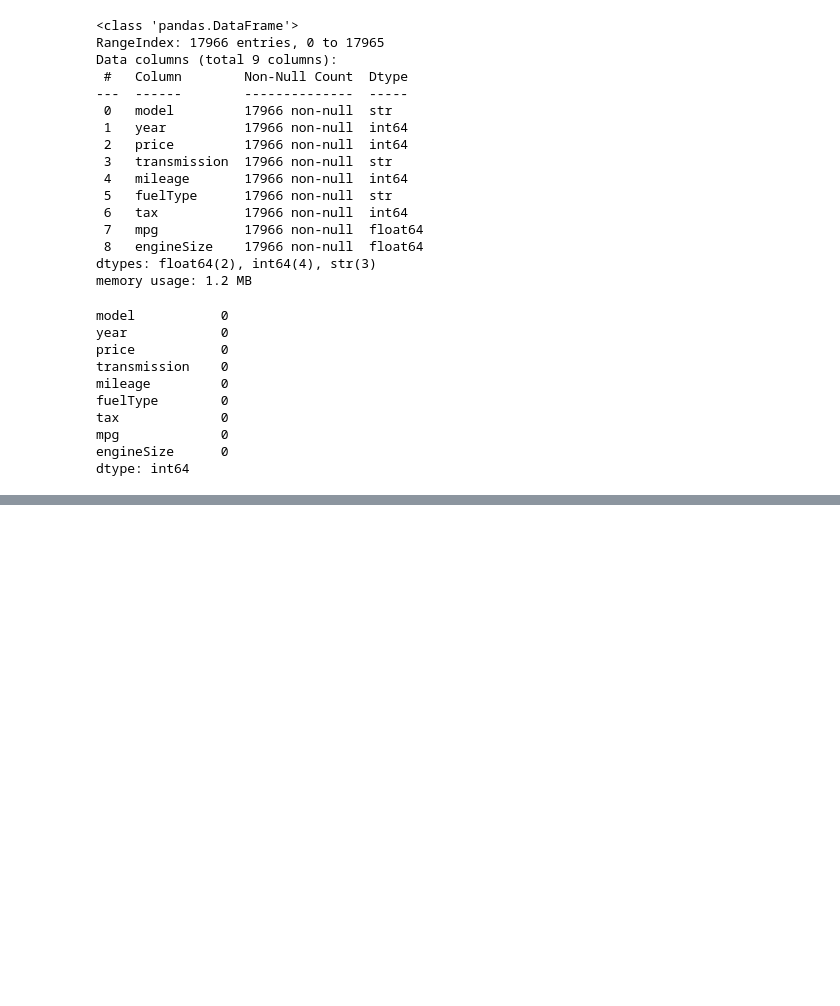
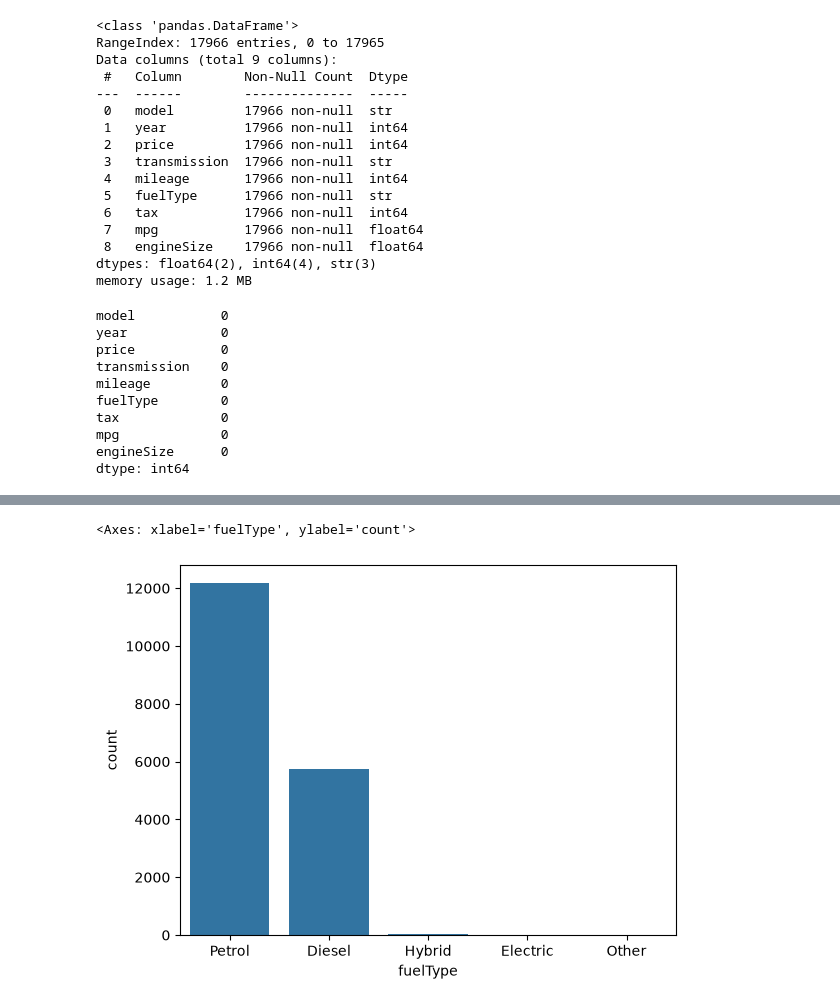
Before and after one commit to subhajit404/Car-Price-Prediction, a Jupyter notebook: main.ipynb, the cells around one changed output, grey strips where cells are left out. Cells and saved outputs as stored; diff of their text form; code cells hidden in the pictures; blank space fills up the shorter version.

```diff
--- a/main.ipynb
+++ b/main.ipynb
@@ -52,0 +118,5 @@ dtype: int64
+# %%
+sns.countplot(x=df['fuelType'])
+# %% [output]
+<Axes: xlabel='fuelType', ylabel='count'>
+[figure, added]
```
Also changed, not shown: parts of 17 cells of this notebook.
